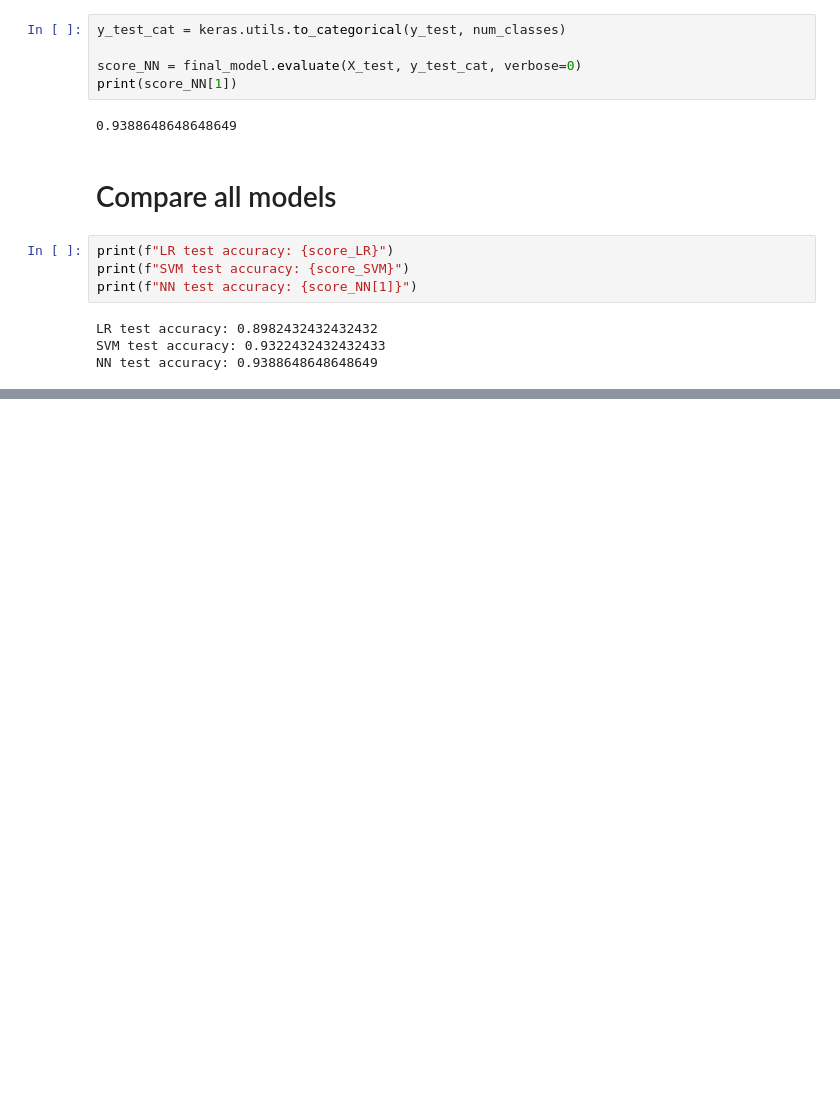
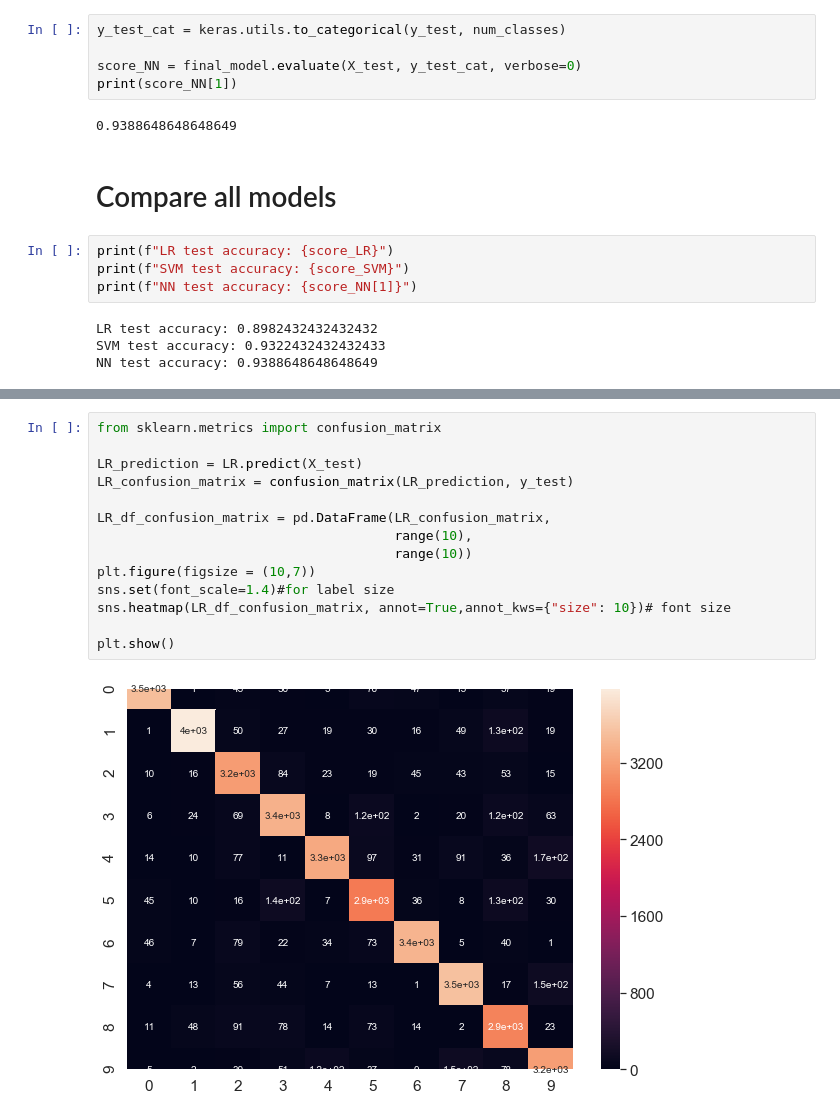
Before and after one commit to MikerT86/PR_assignment, a Jupyter notebook: Assignment part 5 and 6.ipynb, the cells around one changed output, grey strips where cells are left out. Drawn from its saved outputs; the diff is of its cells as text; blank space fills up the shorter version.

```diff
--- a/Assignment part 5 and 6.ipynb
+++ b/Assignment part 5 and 6.ipynb
@@ -367,0 +378,16 @@ NN test accuracy: 0.9388648648648649
+# %%
+from sklearn.metrics import confusion_matrix
+
+LR_prediction = LR.predict(X_test)
+LR_confusion_matrix = confusion_matrix(LR_prediction, y_test)
+
+LR_df_confusion_matrix = pd.DataFrame(LR_confusion_matrix,
+                                      range(10),
+                                      range(10))
+plt.figure(figsize = (10,7))
+sns.set(font_scale=1.4)#for label size
+sns.heatmap(LR_df_confusion_matrix, annot=True,annot_kws={"size": 10})# font size
+
+plt.show()
+# %% [output]
+[figure, added]
```
Also changed, not shown: parts of 4 cells of this notebook.
